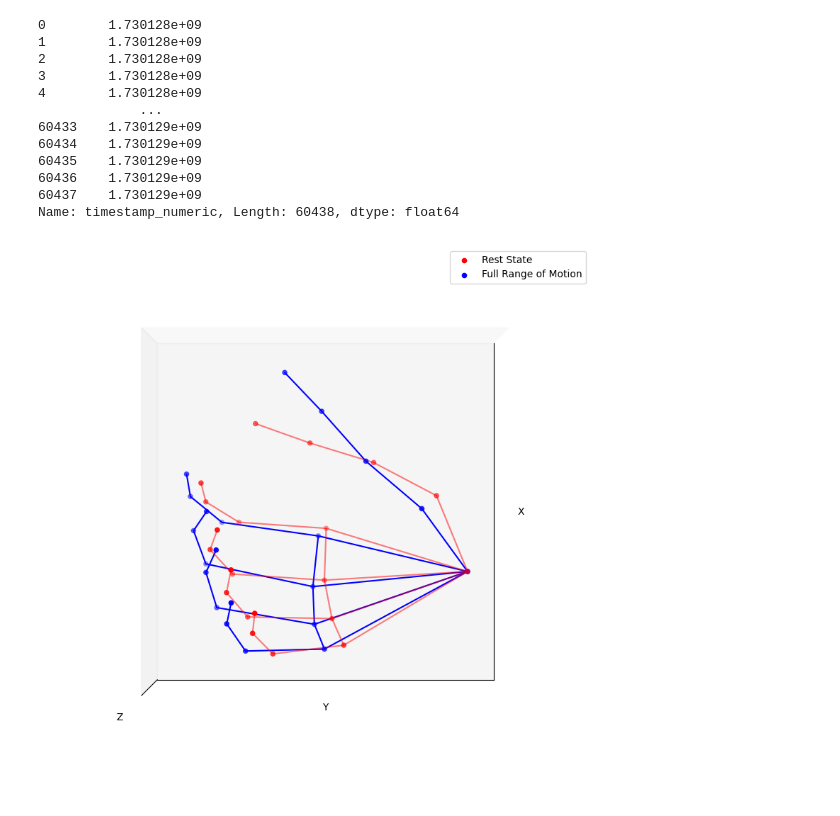
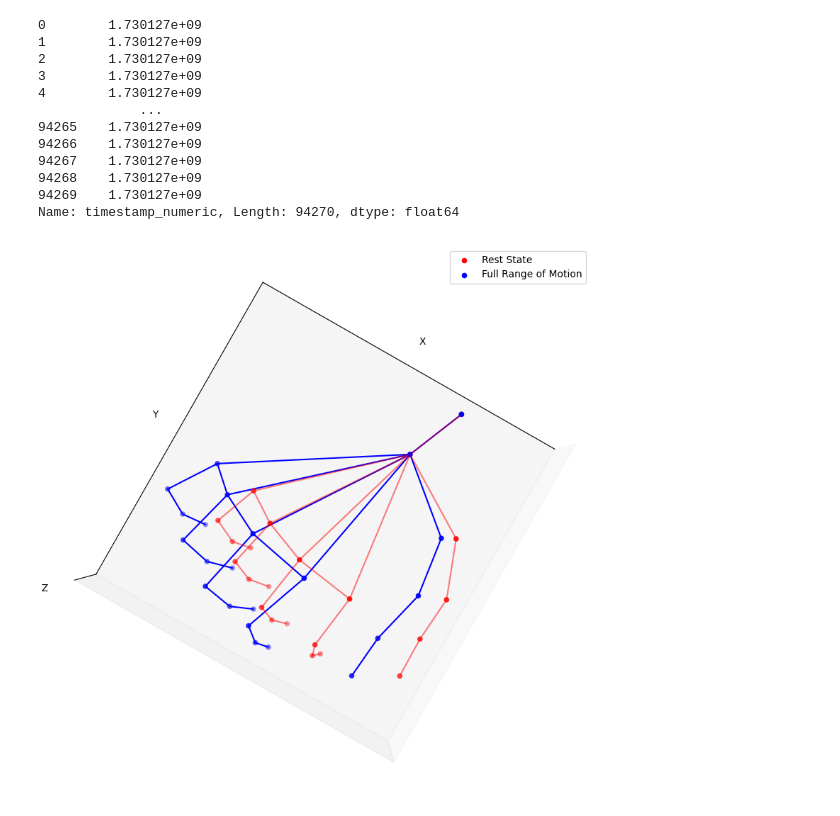
Before and after one commit to firmanserdana/Regrasp_Project, a Jupyter notebook: Code/mediapipe/stick_diagram.ipynb, the cells around one changed output. Saved outputs shown, nothing was run; the diff lists cells and outputs as text; code cells hidden in the pictures.

```diff
--- a/Code/mediapipe/stick_diagram.ipynb
+++ b/Code/mediapipe/stick_diagram.ipynb
@@ -10,7 +10,7 @@ clear_output()
 import pandas as pd
 import pandas as pd
 
-df = pd.read_csv(r'/Users/ffmacair/Documents/GitWorks/PhD/Rewire_Project/Code/mediapipe/thumb-ext-2-2024-10-28-15-13-46_realsense.csv')
+df = pd.read_csv(r'C:\Users\FireP1-Labster\Documents\gitworks\Rewire_Project\Code\mediapipe\ulnar-dev-1.25-2.28-2024-10-28-14-48-35_Pro.csv')
 # Show the first few rows of the DataFrame
 df.head()
 
@@ -98,6 +98,7 @@ from mpl_toolkits.mplot3d import Axes3D
 from mpl_toolkits.mplot3d.art3d import Line3DCollection
 from scipy.signal import butter, filtfilt
 
+unique_landmarks = df['landmark_index'].unique()
 # Define hand connections
 hand_connections = [
         (0, 1), (1, 2), (2, 3), (3, 4),    # Thumb
@@ -107,6 +108,9 @@ hand_connections = [
         (0, 17), (17, 18), (18, 19), (19, 20),  # Pinky
         (5, 9), (9, 13), (13, 17)  # Metacarpal connections
 ]
+
+if 21 in unique_landmarks:
+    hand_connections.append((0, 21))
 
 # Function to apply a low-pass filter
 def low_pass_filter(data, cutoff=1, fs=30, order=4):
@@ -120,31 +124,31 @@ def smooth_by_landmark(df):
     """Apply low-pass filter per landmark coordinates."""
     smoothed_data = []
 
-    # Process each landmark separately
-    for landmark in range(21):  # MediaPipe has 21 landmarks
+    # Process each unique landmark
+    for landmark in unique_landmarks:
         # Get data for this landmark
         landmark_data = df[df['landmark_index'] == landmark].copy()
 
         # Smooth x, y, z coordinates for this landmark
-        landmark_data['x'] = low_pass_filter(landmark_data['x'].values)
-        landmark_data['y'] = low_pass_filter(landmark_data['y'].values)
-        landmark_data['z'] = low_pass_filter(landmark_data['z'].values)
-
-        smoothed_data.append(landmark_data)
+        if not landmark_data.empty:
+            landmark_data['x'] = low_pass_filter(landmark_data['x'].values)
+            landmark_data['y'] = low_pass_filter(landmark_data['y'].values)
+            landmark_data['z'] = low_pass_filter(landmark_data['z'].values)
+            smoothed_data.append(landmark_data)
 
     # Combine all landmarks back together and sort by timestamp
     return pd.concat(smoothed_data).sort_values(['timestamp', 'landmark_index']).reset_index(drop=True)
+
 
 # Apply to both cameras
 smoothed_marker_positions_df = smooth_by_landmark(marker_positions)
 
 def create_hand_animation(df):
     """Create 3D animation from landmarks DataFrame with hand connections."""
-
+    n_landmarks = len(df['landmark_index'].unique())
 
     frames_data = []
     for _, frame_data in df.groupby('timestamp'):
-        # Sort by landmark_index to ensure correct order
         frame_data = frame_data.sort_values('landmark_index')
         coords = frame_data[['x', 'y', 'z']].values
         # Coordinate transformations for right hand palm-up:
@@ -182,7 +186,7 @@ def create_hand_animation(df):
 
     # Print first frame coordinates for debugging
     print("First frame landmark positions:")
-    for i in range(21):
+    for i in range(n_landmarks):
         print(f"Landmark {i}: {frames_data[0][i]}")
 
     # Set labels and bounds
@@ -265,9 +269,10 @@ def plot_hand_3d(ax, coords, connections, color='r', alpha=1.0):
     # Plot the connections
     for connection in connections:
         start_idx, end_idx = connection
-        start_point = coords[start_idx]
-        end_point = coords[end_idx]
-        ax.plot([start_point[0], end_point[0]], [start_point[1], end_point[1]], [start_point[2], end_point[2]], c=color, alpha = alpha)
+        if start_idx < len(coords) and end_idx < len(coords):
+            start_point = coords[start_idx]
+            end_point = coords[end_idx]
+            ax.plot([start_point[0], end_point[0]], [start_point[1], end_point[1]], [start_point[2], end_point[2]], c=color, alpha=alpha)
 
 # Function to anchor coordinates to landmark 0
 def anchor_to_landmark_0(coords):
@@ -288,9 +293,9 @@ print(smoothed_marker_positions_df['timestamp_numeric'])
 first_frame_coords = smoothed_marker_positions_df[smoothed_marker_positions_df['timestamp'] == smoothed_marker_positions_df['timestamp'].min()][['x', 'y', 'z']].values
 
 # Get the x seconds frame
-x_seconds = 86
+x_seconds = 143
 x_seconds_timestamp = smoothed_marker_positions_df['timestamp_numeric'].min() + x_seconds
-x_seconds_coords = smoothed_marker_positions_df[smoothed_marker_positions_df['timestamp_numeric'] >= x_seconds_timestamp].head(21)[['x', 'y', 'z']].values
+x_seconds_coords = smoothed_marker_positions_df[smoothed_marker_positions_df['timestamp_numeric'] >= x_seconds_timestamp].head(len(df['landmark_index'].unique()))[['x', 'y', 'z']].values
 
 last_frame_coords = x_seconds_coords
 # Anchor the coordinates to landmark 0
@@ -307,8 +312,8 @@ ax.set_xlabel('X')
 ax.set_ylabel('Y')
 ax.set_zlabel('Z')
 
-mirrored_elev = 90
-mirrored_azim = 180
+mirrored_elev = 270
+mirrored_azim = 60
 
 # Set mirrored view
 ax.view_init(elev=mirrored_elev, azim=mirrored_azim)
@@ -335,7 +340,7 @@ ax.scatter([], [], [], c='b', label='Full Range of Motion')
 # Show the legend
 ax.legend()
 
-plt.savefig('thumb_ext_86_anchored_wrist.svg', format='svg', dpi=1200)
+plt.savefig('ulnar_dev_143_anchored.svg', format='svg', dpi=1200)
 # Show the plot
 plt.show()
 # %% [output]
@@ -360,13 +365,13 @@ Landmark 20: [0.33498094 0.64425784 0.05289853]
-0        1.730128e+09
-1        1.730128e+09
-2        1.730128e+09
-3        1.730128e+09
-4        1.730128e+09
+0        1.730127e+09
+1        1.730127e+09
+2        1.730127e+09
+3        1.730127e+09
+4        1.730127e+09
              ...
-60433    1.730129e+09
-60434    1.730129e+09
-60435    1.730129e+09
-60436    1.730129e+09
-60437    1.730129e+09
-Name: timestamp_numeric, Length: 60438, dtype: float64
+94265    1.730127e+09
+94266    1.730127e+09
+94267    1.730127e+09
+94268    1.730127e+09
+94269    1.730127e+09
+Name: timestamp_numeric, Length: 94270, dtype: float64
-[figure, old version]
+[figure, new version]
```
Also changed, not shown: parts of 3 cells of this notebook.
